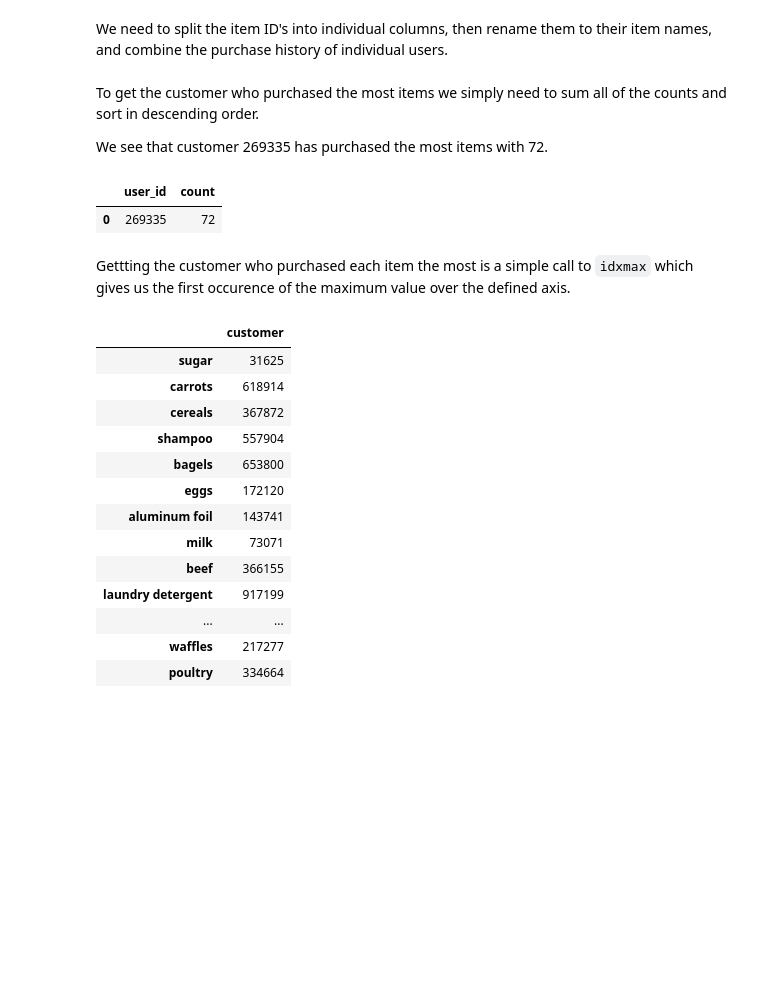
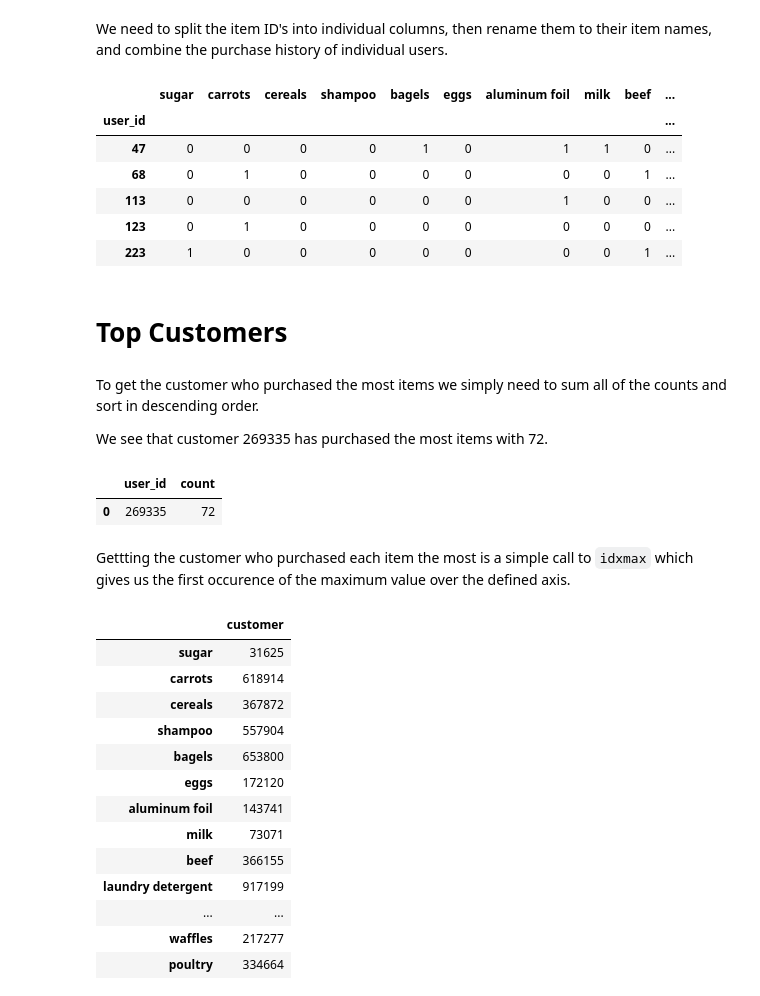
Before and after one commit to bundickm/Data-Masked-Case-Studies, a Jupyter notebook: 09. Purchase_History_and_Market_Basket_Analysis.ipynb, the cells around one changed output. Saved outputs shown, nothing was run; the diff lists cells and outputs as text; code cells hidden in the pictures; blank space fills up the shorter version.

```diff
--- a/09. Purchase_History_and_Market_Basket_Analysis.ipynb
+++ b/09. Purchase_History_and_Market_Basket_Analysis.ipynb
@@ -50,7 +66,21 @@ item_map = {str(key): value for key, value in
             item_ids.set_index('Item_id').to_dict()['Item_name'].items()}
 purchases = purchases.rename(item_map, axis='columns').set_index('user_id')
 purchases = purchases.groupby('user_id').sum()
+# %%
+purchases.head()
+# %% [output]
+|  | sugar | carrots | cereals | shampoo | bagels | eggs | aluminum foil | milk | beef | ... |
+| user_id |  |  |  |  |  |  |  |  |  | ... |
+| 47 | 0 | 0 | 0 | 0 | 1 | 0 | 1 | 1 | 0 | ... |
+| 68 | 0 | 1 | 0 | 0 | 0 | 0 | 0 | 0 | 1 | ... |
+| 113 | 0 | 0 | 0 | 0 | 0 | 0 | 1 | 0 | 0 | ... |
+| 123 | 0 | 1 | 0 | 0 | 0 | 0 | 0 | 0 | 0 | ... |
+| 223 | 1 | 0 | 0 | 0 | 0 | 0 | 0 | 0 | 1 | ... |
+# %% [markdown]
+<a name='topcustomers'></a>
+# Top Customers
 # %% [markdown]
+<a name='overall'></a>
 To get the customer who purchased the most items we simply need to sum all of the counts and sort in descending order.
 
 We see that customer 269335 has purchased the most items with 72.
@@ -61,6 +91,7 @@ purchases.T.sum().sort_values(ascending=False).reset_index().rename({0:'count'},
 |  | user_id | count |
 | 0 | 269335 | 72 |
 # %% [markdown]
+<a name='eachitem'></a>
 Gettting the customer who purchased each item the most is a simple call to `idxmax` which gives us the first occurence of the maximum value over the defined axis.
 # %%
 pd.DataFrame(purchases.idxmax().T).rename({0:'customer'}, axis='columns')
```
Also changed, not shown: parts of 15 cells of this notebook.
